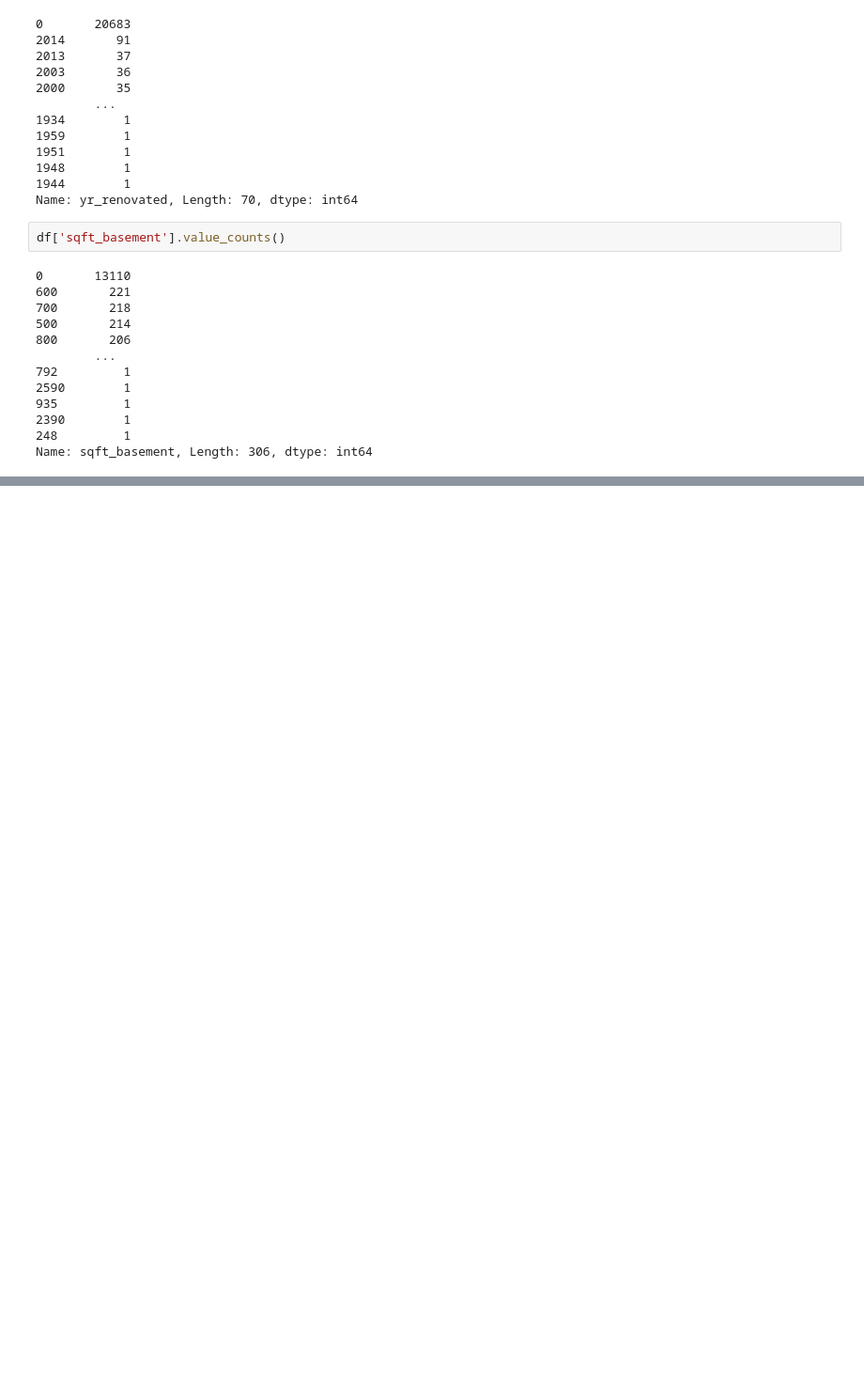
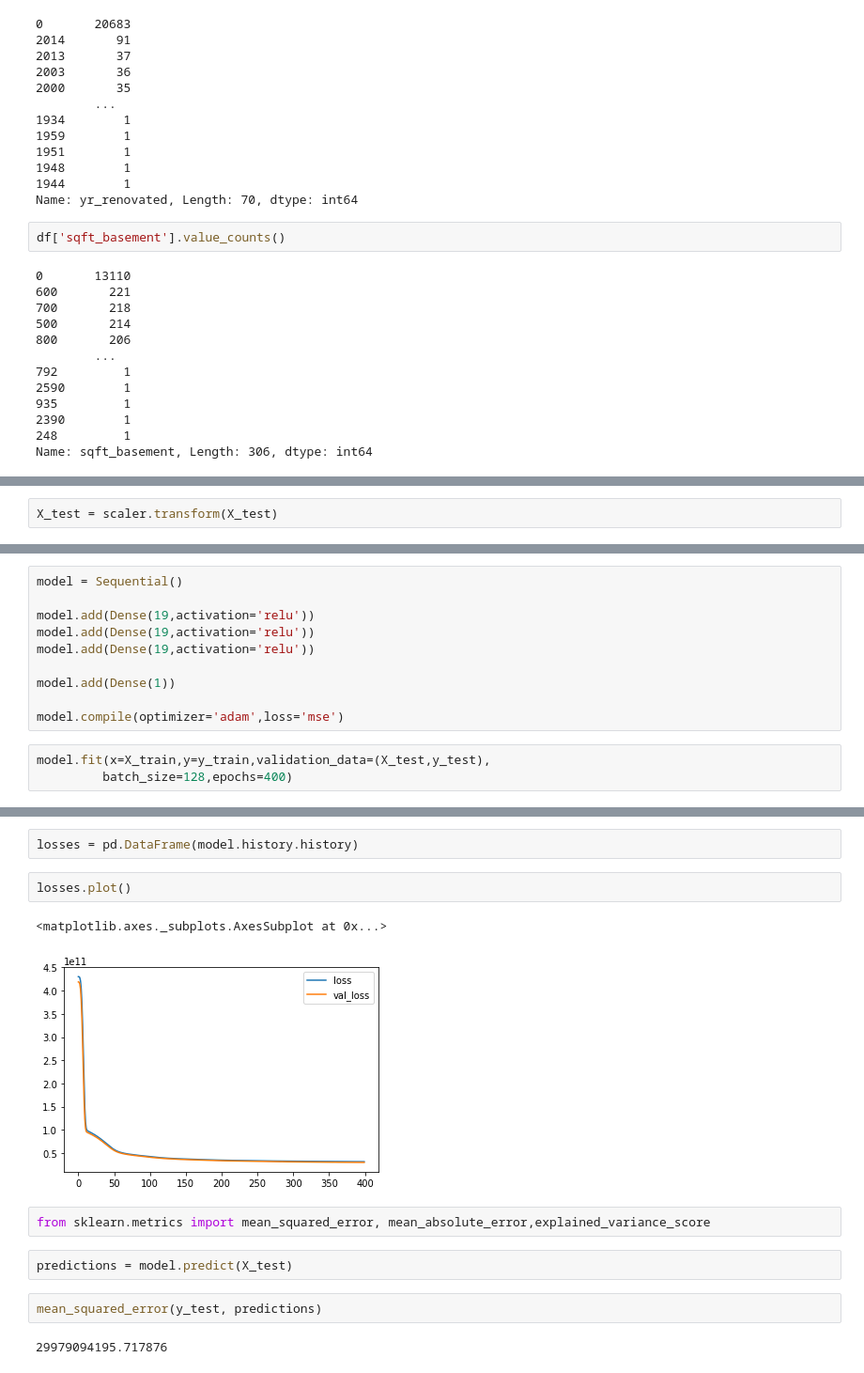
Before and after one commit to douglas-thoms/Udemy, a Jupyter notebook: Refactored_Py_DS_ML_Bootcamp-master/Completed/Keras typing along 2.ipynb, the cells around one changed output, grey strips where cells are left out. Shown: that part at 94% size. Drawn from its saved outputs; the diff is of its cells as text; blank space fills up the shorter version.

```diff
--- a/Refactored_Py_DS_ML_Bootcamp-master/Completed/Keras typing along 2.ipynb
+++ b/Refactored_Py_DS_ML_Bootcamp-master/Completed/Keras typing along 2.ipynb
@@ -234,0 +252,2 @@ Name: sqft_basement, Length: 306, dtype: int64
+# %%
+X_test = scaler.transform(X_test)
@@ -234,0 +257,13 @@ Name: sqft_basement, Length: 306, dtype: int64
+# %%
+model = Sequential()
+
+model.add(Dense(19,activation='relu'))
+model.add(Dense(19,activation='relu'))
+model.add(Dense(19,activation='relu'))
+
+model.add(Dense(1))
+
+model.compile(optimizer='adam',loss='mse')
+# %%
+model.fit(x=X_train,y=y_train,validation_data=(X_test,y_test),
+         batch_size=128,epochs=400)
@@ -234,0 +289,15 @@ Name: sqft_basement, Length: 306, dtype: int64
+# %%
+losses = pd.DataFrame(model.history.history)
+# %%
+losses.plot()
+# %% [output]
+<matplotlib.axes._subplots.AxesSubplot at 0x...>
+[figure, added]
+# %%
+from sklearn.metrics import mean_squared_error, mean_absolute_error,explained_variance_score
+# %%
+predictions = model.predict(X_test)
+# %%
+mean_squared_error(y_test, predictions)
+# %% [output]
+29979094195.717876
```
Also changed, not shown: parts of 18 cells of this notebook, 1 other file.
